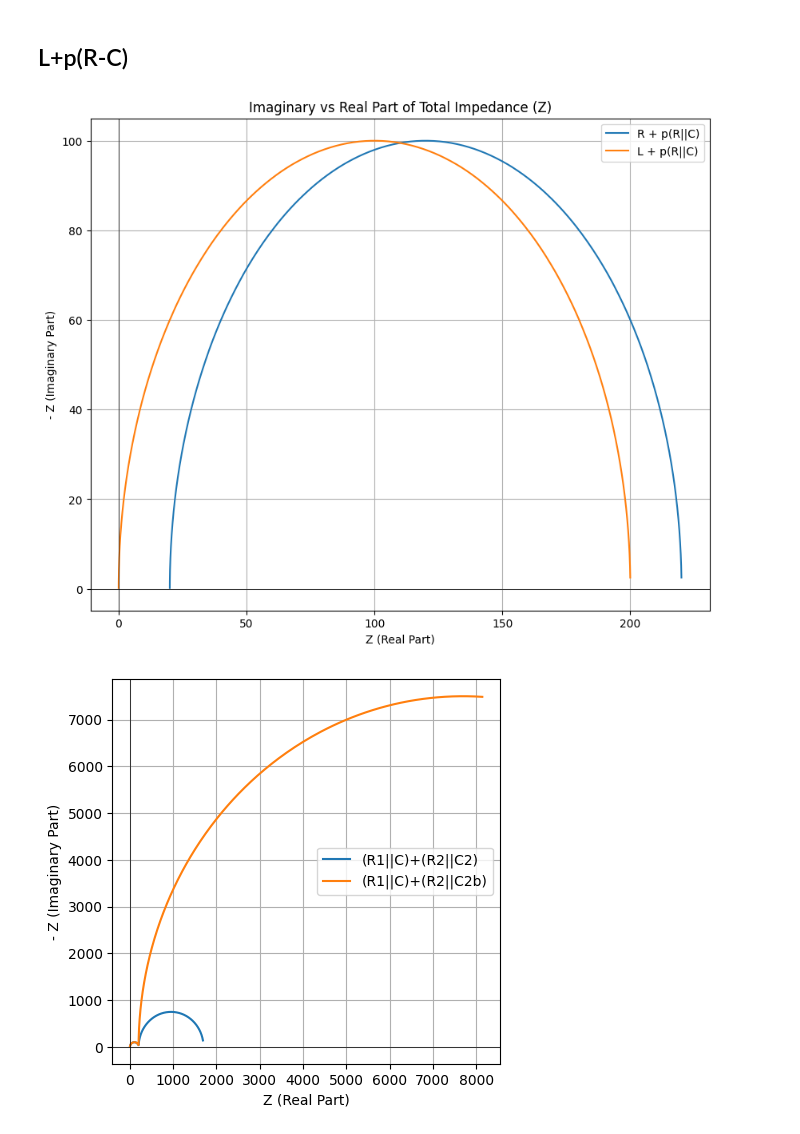
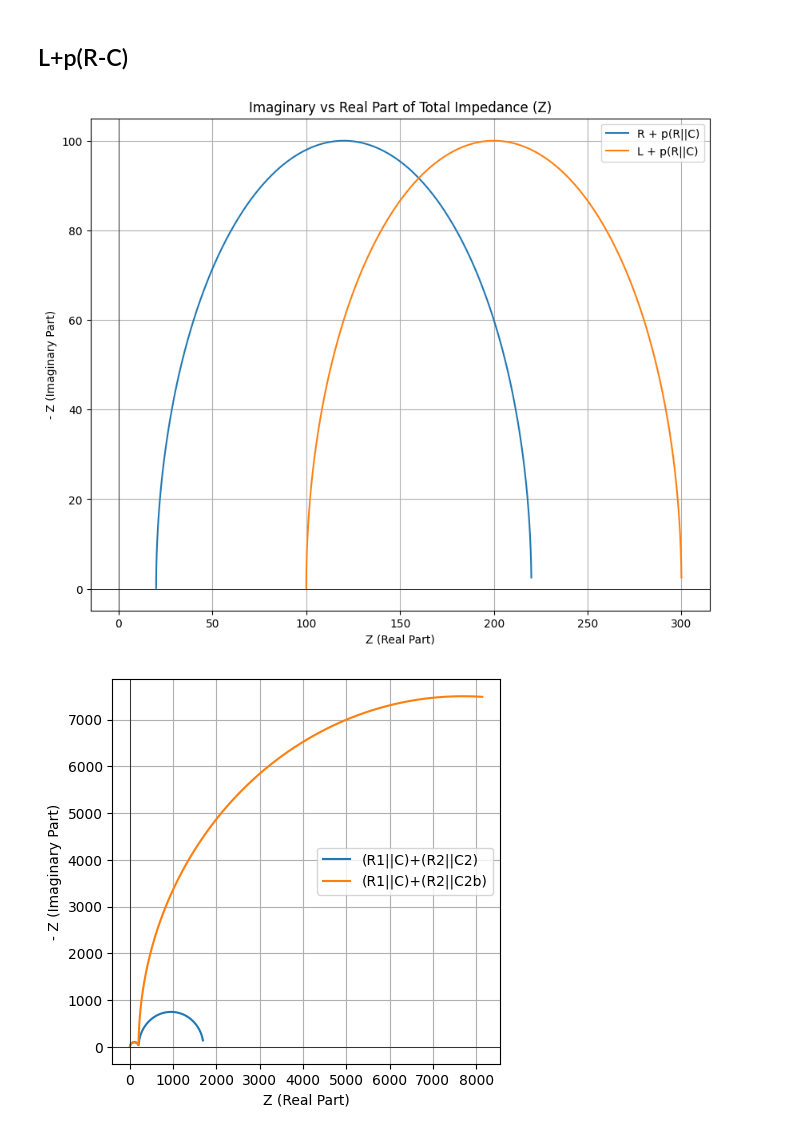
Before and after one commit to Tor91/EIS, a Jupyter notebook: EIS.ipynb, the cells around one changed output. Cells and saved outputs as stored; diff of their text form; code cells hidden in the pictures.

```diff
--- a/EIS.ipynb
+++ b/EIS.ipynb
@@ -448,7 +745,7 @@ omega = 2 * np.pi * frequencies
 R1 = 200  # ohms
 R2 = 20  # ohms
 C = 1e-6  # farads
-L = 1e-3  # henrys
+L = 100  #e-3  # henrys
 
 
 
@@ -460,34 +757,34 @@ Z_parallel_RC = 1 / (1 / Z_R1 + 1 / Z_C)
 # Total impedance for (R1||C) in series with R2
 Z_total = Z_parallel_RC + R2
 
 # Total impedance for (R1||C) in series with L
 Z_total_L = Z_parallel_RC + L
 
 # Extracting real and imaginary parts
 Z_real_total = Z_total.real
 Z_imag_total = Z_total.imag
 
 
 # Extracting real and imaginary parts
 Z_real_total_L = Z_total_L.real
 Z_imag_total_L = Z_total_L.imag
 
 # Plotting Z(imaginary) vs Z(real)
 plt.figure(figsize=(10, 8))
 
 plt.plot(Z_real_total, -Z_imag_total, label='R + p(R||C)')
 plt.plot(Z_real_total_L, -Z_imag_total_L, label='L + p(R||C)')
 plt.title('Imaginary vs Real Part of Total Impedance (Z)')
 plt.xlabel('Z (Real Part)')
 plt.ylabel('- Z (Imaginary Part)')
 plt.grid(True)
 plt.axhline(0, color='black', linewidth=0.5)
 plt.axvline(0, color='black', linewidth=0.5)
 plt.legend()
 
 plt.show()
 # %% [output]
-[figure, old version]
+[figure, new version]
 # %%
 
 
```
Also changed, not shown: parts of 7 cells of this notebook.
